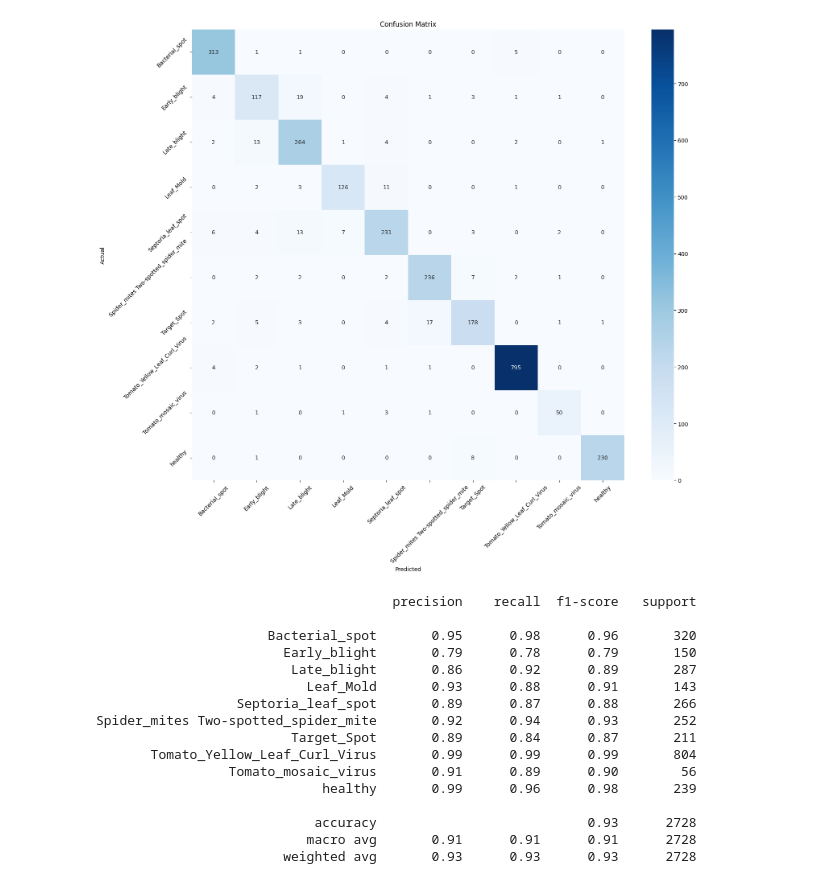
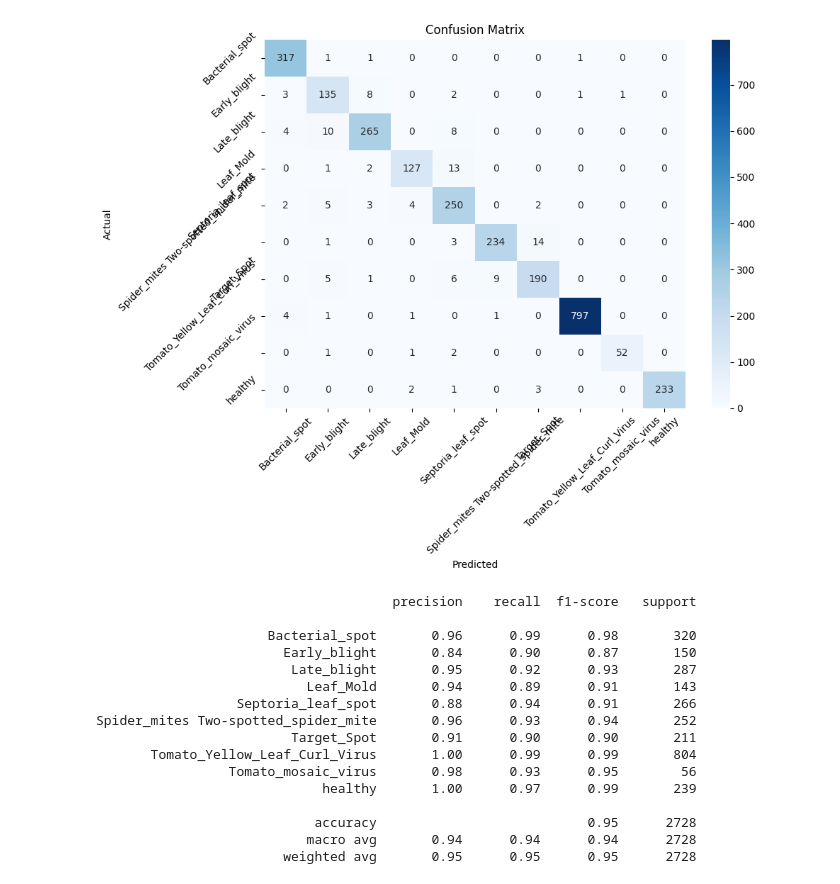
Before and after one commit to yeungeqq/crop_disease_detection, a Jupyter notebook: detection.ipynb, the cells around one changed output. Cells and saved outputs as stored; diff of their text form; code cells hidden in the pictures.

Commit message:
updated models with outputs

```diff
--- a/detection.ipynb
+++ b/detection.ipynb
@@ -148,6 +148,18 @@ Epoch 12/12
 Found 2728 images belonging to 10 classes.
 # %%
 # -- Custom CNN model: testing and evaluation phase --
+# Re-train on full training set (excluding test set)
+full_train_gen = datagen.flow_from_dataframe(
+    df,
+    x_col='filepath',
+    y_col='label',
+    target_size=(image_size, image_size),
+    batch_size=batch_size,
+    class_mode='categorical',
+    shuffle=True
+)
+model.fit(full_train_gen, epochs=epochs)
+
 # Predict labels on test data
 predictions = model.predict(test_generator)
 y_pred = np.argmax(predictions, axis=1)
@@ -162,7 +174,7 @@ class_labels = [label.replace("Tomato___", "") for label in test_generator.class
 cm = confusion_matrix(y_true, y_pred)
 
 # Plot confusion matrix
-plt.figure(figsize=(16, 14))
+plt.figure(figsize=(10, 8))
 sns.heatmap(cm, annot=True, fmt='d', cmap='Blues',
             xticklabels=class_labels,
             yticklabels=class_labels)
@@ -186,20 +214,20 @@ print(classification_report(y_true, y_pred, target_names=class_labels))
-[figure, old version]
+[figure, new version]
                                       precision    recall  f1-score   support
 
-                      Bacterial_spot       0.95      0.98      0.96       320
-                        Early_blight       0.79      0.78      0.79       150
-                         Late_blight       0.86      0.92      0.89       287
-                           Leaf_Mold       0.93      0.88      0.91       143
-                  Septoria_leaf_spot       0.89      0.87      0.88       266
-Spider_mites Two-spotted_spider_mite       0.92      0.94      0.93       252
-                         Target_Spot       0.89      0.84      0.87       211
-       Tomato_Yellow_Leaf_Curl_Virus       0.99      0.99      0.99       804
-                 Tomato_mosaic_virus       0.91      0.89      0.90        56
-                             healthy       0.99      0.96      0.98       239
+                      Bacterial_spot       0.96      0.99      0.98       320
+                        Early_blight       0.84      0.90      0.87       150
+                         Late_blight       0.95      0.92      0.93       287
+                           Leaf_Mold       0.94      0.89      0.91       143
+                  Septoria_leaf_spot       0.88      0.94      0.91       266
+Spider_mites Two-spotted_spider_mite       0.96      0.93      0.94       252
+                         Target_Spot       0.91      0.90      0.90       211
+       Tomato_Yellow_Leaf_Curl_Virus       1.00      0.99      0.99       804
+                 Tomato_mosaic_virus       0.98      0.93      0.95        56
+                             healthy       1.00      0.97      0.99       239
 
-                            accuracy                           0.93      2728
-                           macro avg       0.91      0.91      0.91      2728
-                        weighted avg       0.93      0.93      0.93      2728
+                            accuracy                           0.95      2728
+                           macro avg       0.94      0.94      0.94      2728
+                        weighted avg       0.95      0.95      0.95      2728
 # %%
 # Deploying SVM and RF based on refined data from pre-trained CNN model - ResNet50
 # set up environment and imports
```
Also changed, not shown: parts of 6 cells of this notebook, 1 other file.
